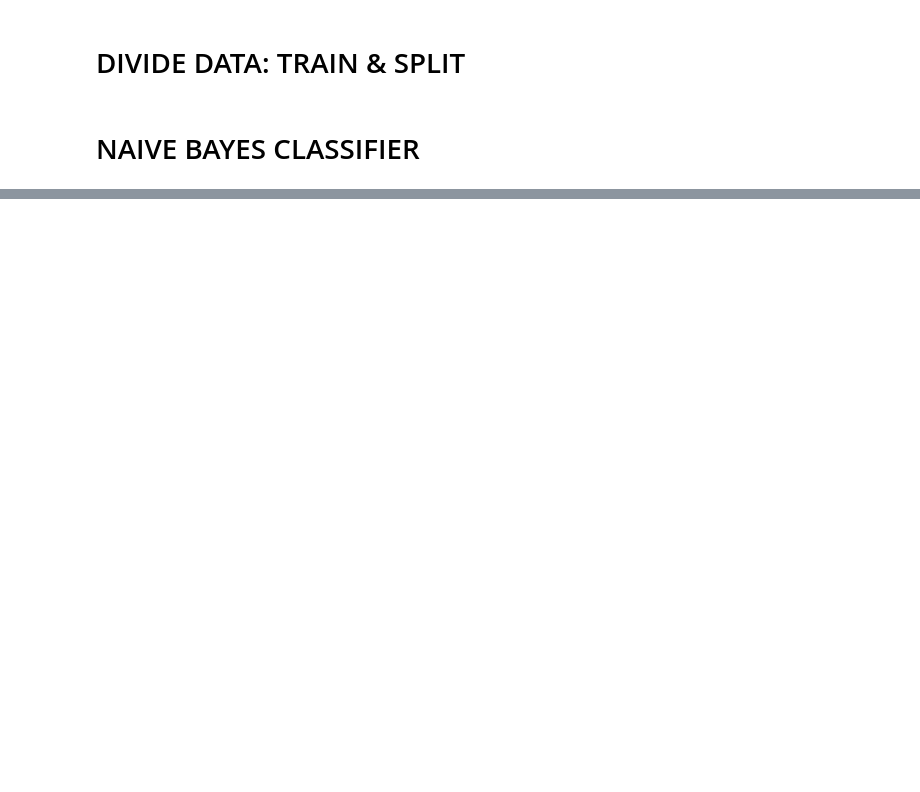
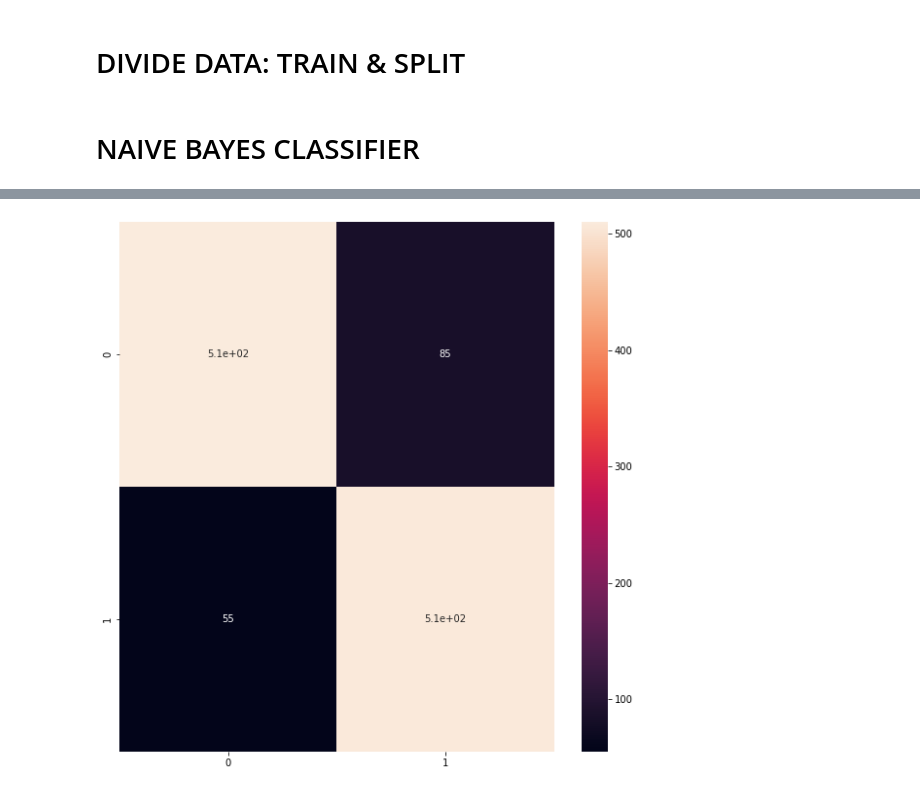
Before and after one commit to KoroNiko/analytics_assignment_3, a Jupyter notebook: nlpfinal.ipynb, the cells around one changed output, grey strips where cells are left out. Drawn from its saved outputs; the diff is of its cells as text; code cells hidden in the pictures; blank space fills up the shorter version.

```diff
--- a/nlpfinal.ipynb
+++ b/nlpfinal.ipynb
@@ -178,0 +319,5 @@ print(classification_report(y_test, pred))
+# %%
+svm_model_linear = SVC(kernel='poly',C=1,degree = 2).fit(vectors , y_train)
+svm_predictions = svm_model_linear.predict(vectors_test )
+# %%
+cm_svm = metrics.confusion_matrix(y_test , svm_predictions)
@@ -178,0 +340,9 @@ print(classification_report(y_test, pred))
+# %%
+import seaborn as sns
+
+df_cm = pd.DataFrame(cm_svm)
+plt.figure(figsize =(10 ,10) )
+sns.heatmap(df_cm, annot = True)
+plt.show ()
+# %% [output]
+[figure, added]
```
Also changed, not shown: parts of 29 cells of this notebook.
